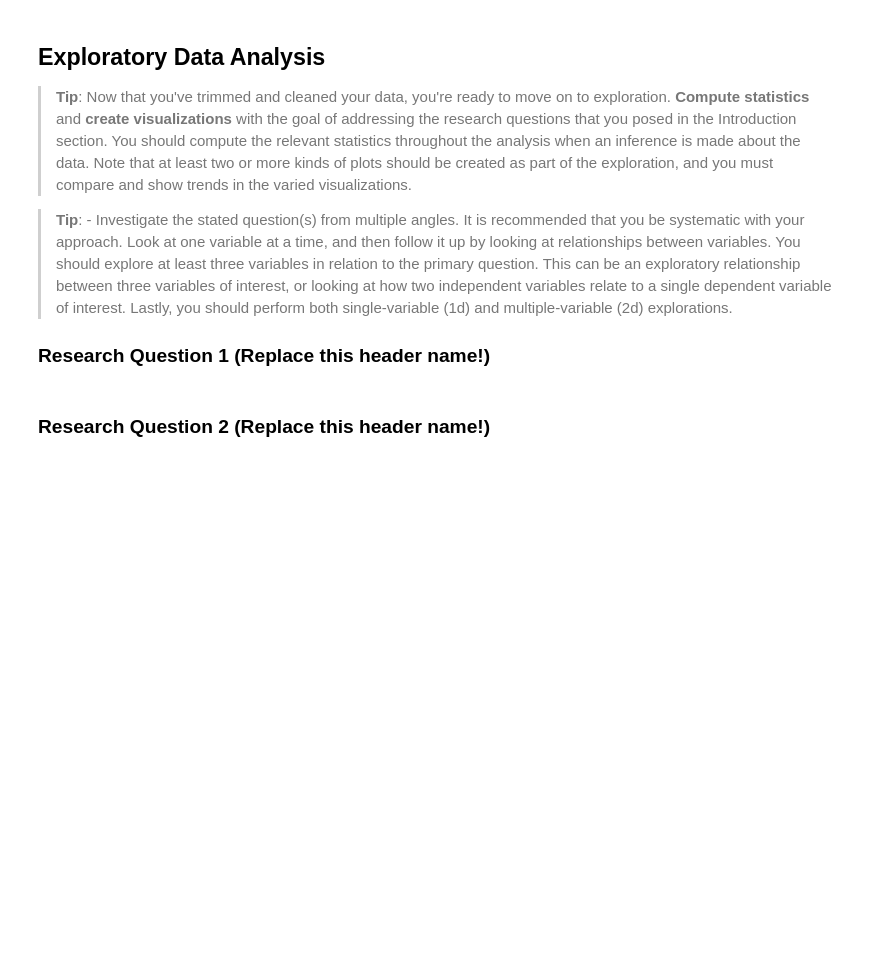
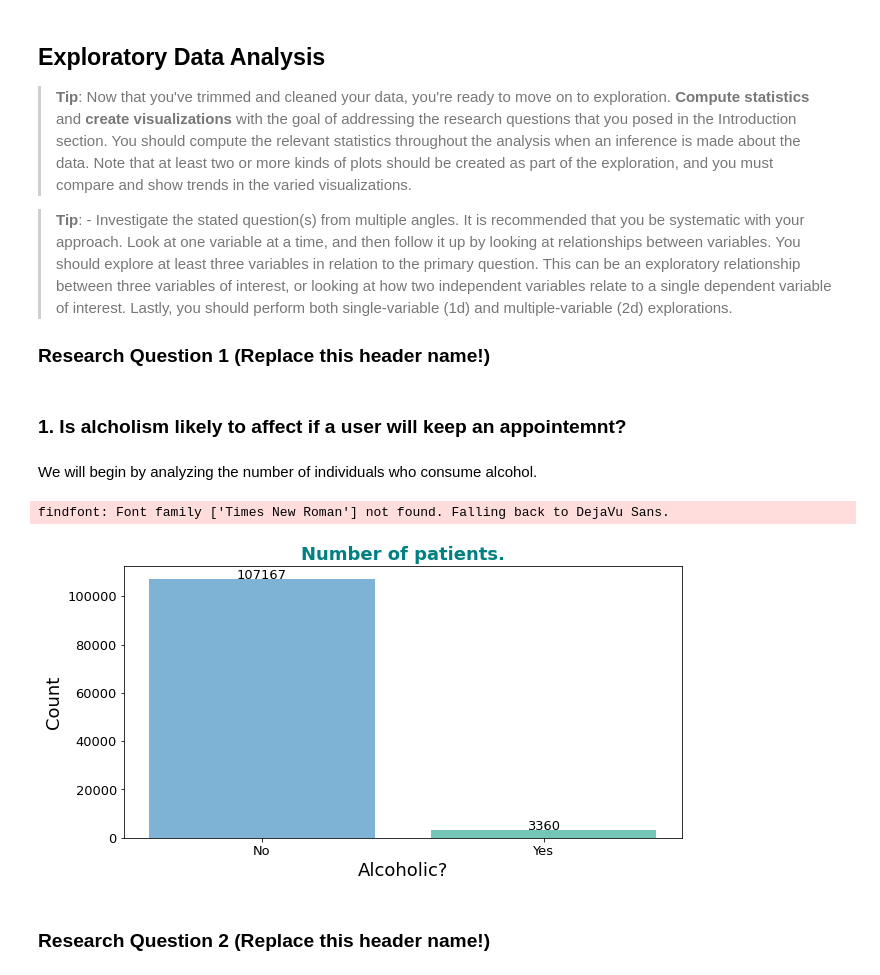
Before and after one commit to MokuaEnock/Appointments-Analysis, a Jupyter notebook: files/Investigate_a_Dataset.ipynb, the cells around one changed output. Saved outputs shown, nothing was run; the diff lists cells and outputs as text; code cells hidden in the pictures; blank space fills up the shorter version.

Commit message:
bar plot for alcoholics

```diff
--- a/files/Investigate_a_Dataset.ipynb
+++ b/files/Investigate_a_Dataset.ipynb
@@ -268,0 +261,4 @@ df_comp.head(10)
+# %%
+df_comp1 = df_comp.replace(0, "No")
+df_comp2 = df_comp1.replace(1, "Yes")
+df_comp2.head()
@@ -284,3 +284,34 @@ df_comp.head(10)
+# %%
+""" setting the defaults for our visuals """
+colors = ['#7FB3D5', '#73C6B6', '#F0B27A', '#C39BD3', '#ABEBC6', '#F4D03F']
+plt.rcParams.update({'font.family':'Times New Roman'})
+plt.rcParams.update({'font.size':13})
+plt.rcParams['figure.figsize'] = [10, 5]
+# %%
+""" creating a function to add labels to our plots """
+
+def addlabels(x, y):
+    for i in range(len(x)):
+        plt.text(i, y[i], y[i],ha = "center")
+# %% [markdown]
+### 1. Is alcholism likely to affect if a user will keep an appointemnt?
+# %% [markdown]
+We will begin by analyzing the number of individuals who consume alcohol.
+# %%
+from turtle import color
+
+
+alcohol_x = df_comp2["Alcoholism"].unique()
+alcohol_y = df_comp2["Alcoholism"].value_counts()
+plt.bar(alcohol_x, alcohol_y, color = colors)
+addlabels(alcohol_x, alcohol_y)
+plt.title('Number of patients.', fontsize = 18, fontweight = "bold", color = "teal")
+plt.ylabel("Count", fontsize = 18)
+plt.xlabel("Alcoholic?", fontsize= 18)
+plt.show()
+# %% [output]
+findfont: Font family ['Times New Roman'] not found. Falling back to DejaVu Sans.
+[figure, added]
 # %% [markdown]
 ### Research Question 2  (Replace this header name!)
 # %%
```
Also changed, not shown: parts of 6 cells of this notebook.
